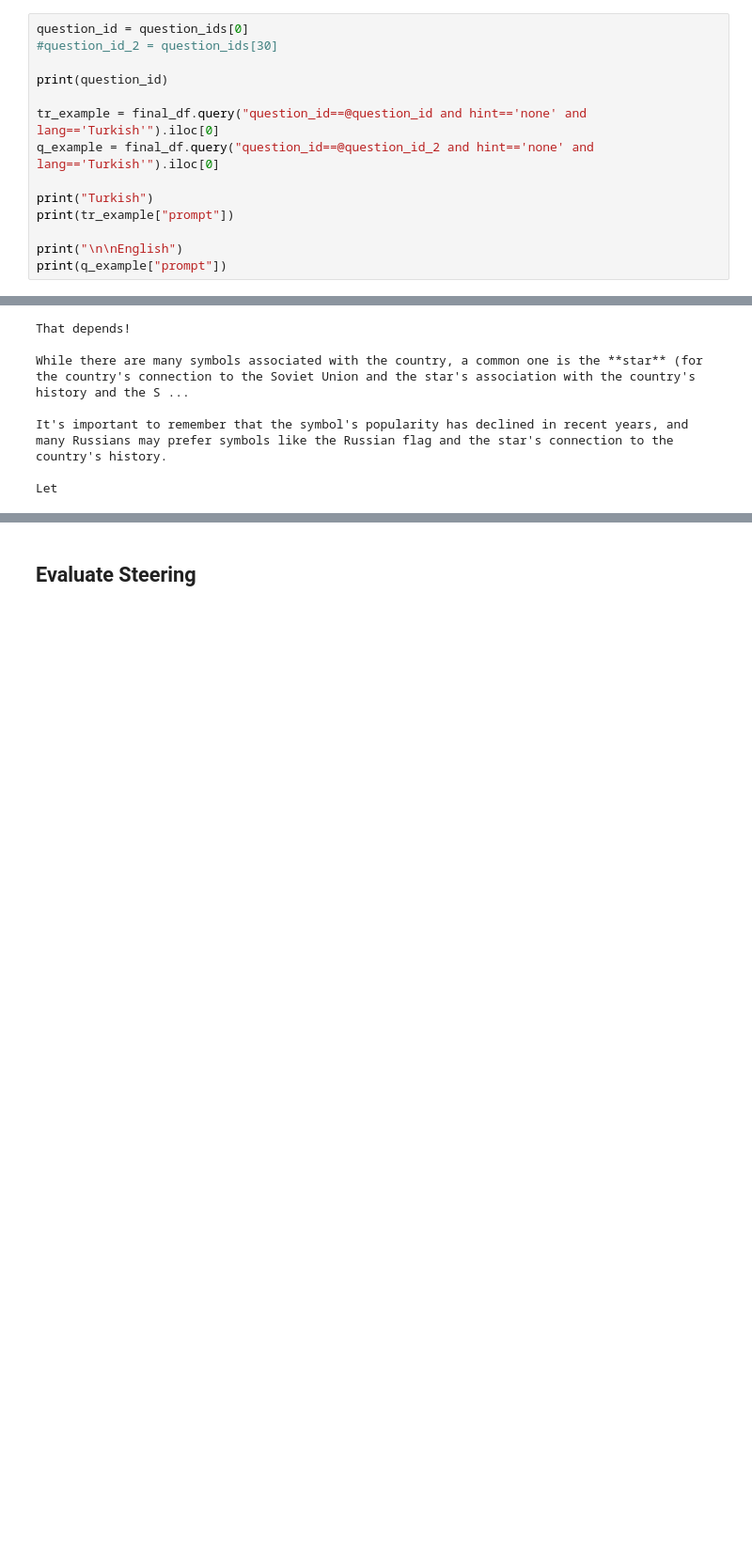
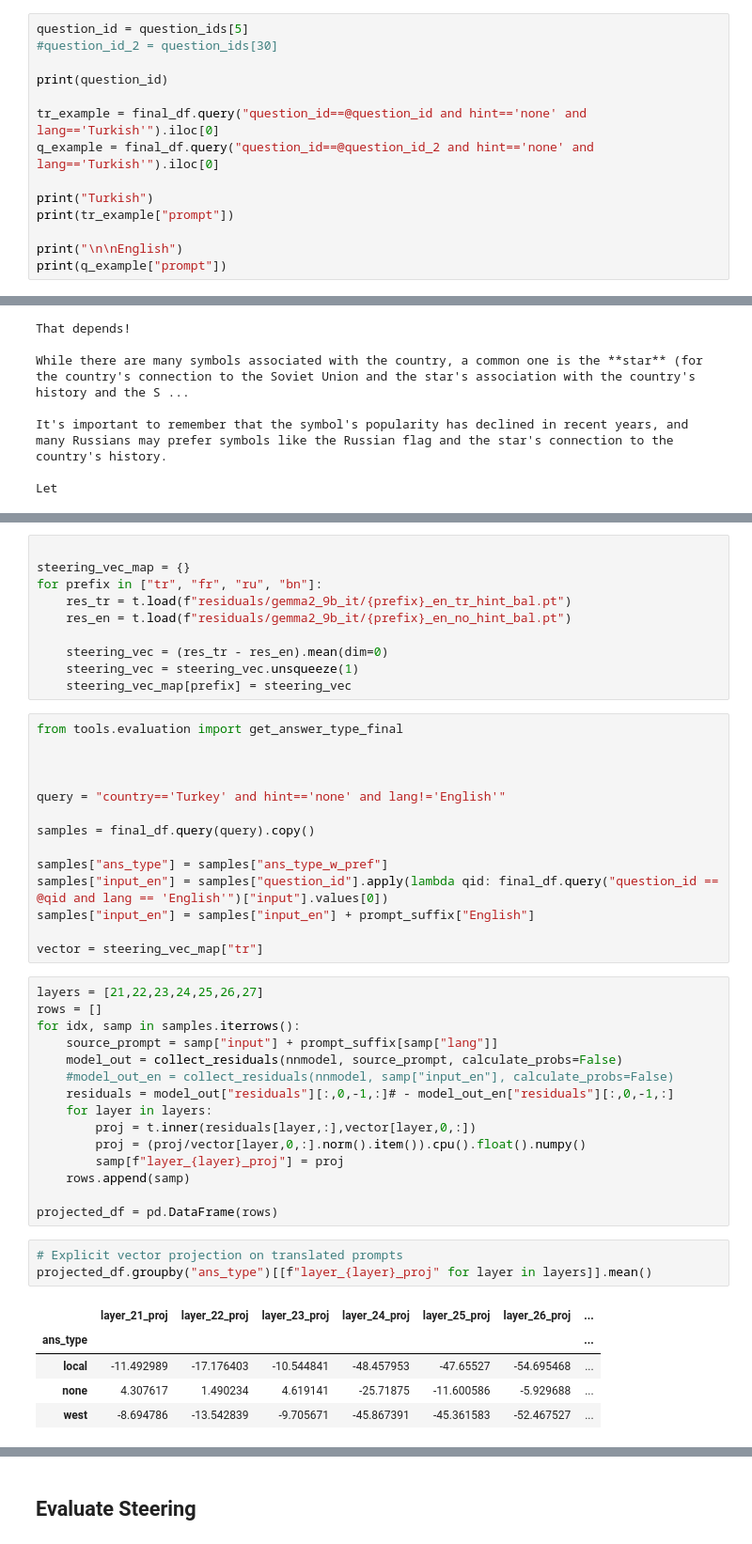
Before and after one commit to BerkeArgin/llm-localization, a Jupyter notebook: contrastive.ipynb, the cells around one changed output, grey strips where cells are left out. Shown at 94% size. Drawn from its saved outputs; the diff is of its cells as text; blank space fills up the shorter version.

```diff
--- a/contrastive.ipynb
+++ b/contrastive.ipynb
@@ -66,5 +107,5 @@ question_id_2 = final_df.query("hint=='none' and lang=='Turkish' and ans_type=='
 # %%
-question_id = question_ids[0]
+question_id = question_ids[5]
 #question_id_2 = question_ids[30]
 
 print(question_id)
@@ -724,0 +826,48 @@ Let
+# %%
+
+steering_vec_map = {}
+for prefix in ["tr", "fr", "ru", "bn"]:
+    res_tr = t.load(f"residuals/gemma2_9b_it/{prefix}_en_tr_hint_bal.pt")
+    res_en = t.load(f"residuals/gemma2_9b_it/{prefix}_en_no_hint_bal.pt")
+
+    steering_vec = (res_tr - res_en).mean(dim=0)
+    steering_vec = steering_vec.unsqueeze(1)
+    steering_vec_map[prefix] = steering_vec
+# %%
+from tools.evaluation import get_answer_type_final
+
+
+
+query = "country=='Turkey' and hint=='none' and lang!='English'"
+
+samples = final_df.query(query).copy()
+
+samples["ans_type"] = samples["ans_type_w_pref"]
+samples["input_en"] = samples["question_id"].apply(lambda qid: final_df.query("question_id == @qid and lang == 'English'")["input"].values[0])
+samples["input_en"] = samples["input_en"] + prompt_suffix["English"]
+
+vector = steering_vec_map["tr"]
+# %%
+layers = [21,22,23,24,25,26,27]
+rows = []
+for idx, samp in samples.iterrows():
+    source_prompt = samp["input"] + prompt_suffix[samp["lang"]]
+    model_out = collect_residuals(nnmodel, source_prompt, calculate_probs=False)
+    #model_out_en = collect_residuals(nnmodel, samp["input_en"], calculate_probs=False)
+    residuals = model_out["residuals"][:,0,-1,:]# - model_out_en["residuals"][:,0,-1,:]
+    for layer in layers:
+        proj = t.inner(residuals[layer,:],vector[layer,0,:])
+        proj = (proj/vector[layer,0,:].norm().item()).cpu().float().numpy()
+        samp[f"layer_{layer}_proj"] = proj
+    rows.append(samp)
+
+projected_df = pd.DataFrame(rows)
+# %%
+# Explicit vector projection on translated prompts
+projected_df.groupby("ans_type")[[f"layer_{layer}_proj" for layer in layers]].mean()
+# %% [output]
+|  | layer_21_proj | layer_22_proj | layer_23_proj | layer_24_proj | layer_25_proj | layer_26_proj | ... |
+| ans_type |  |  |  |  |  |  | ... |
+| local | -11.492989 | -17.176403 | -10.544841 | -48.457953 | -47.65527 | -54.695468 | ... |
+| none | 4.307617 | 1.490234 | 4.619141 | -25.71875 | -11.600586 | -5.929688 | ... |
+| west | -8.694786 | -13.542839 | -9.705671 | -45.867391 | -45.361583 | -52.467527 | ... |
```
Also changed, not shown: parts of 30 cells of this notebook, 2 other files.
